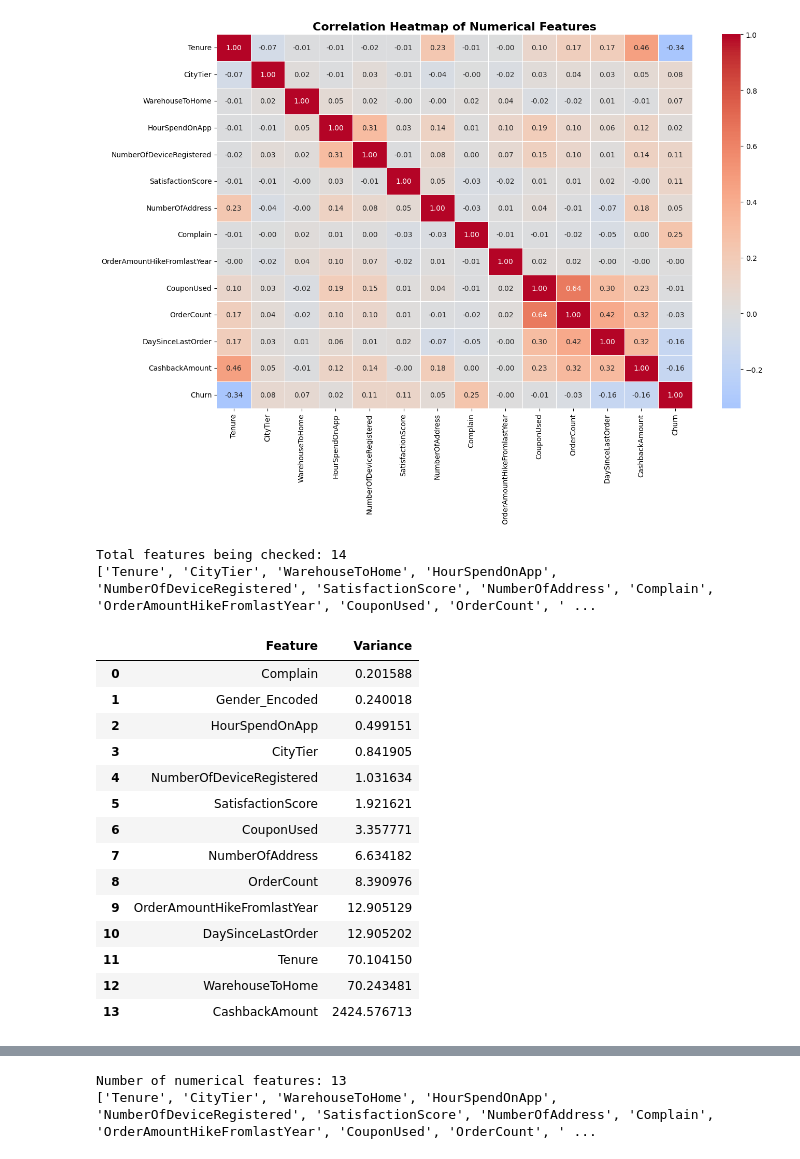
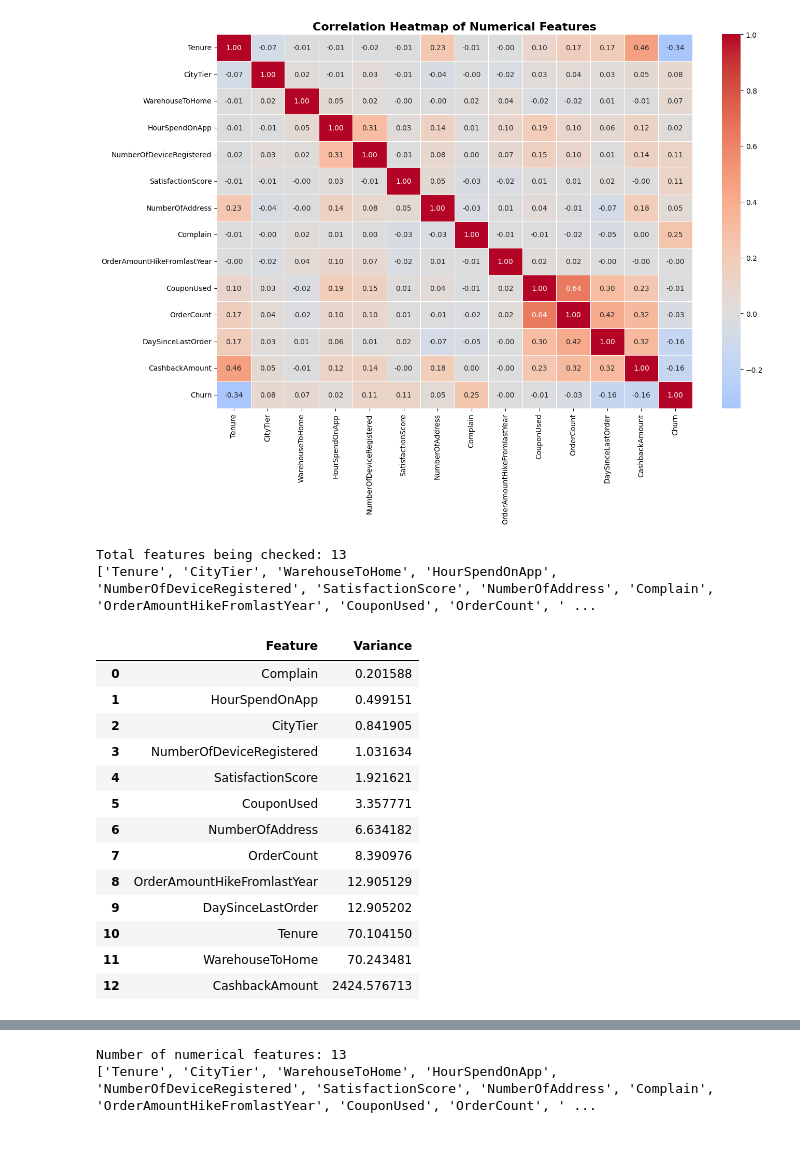
Before and after one commit to DrishtiNigam1928/CUSTOMER_CHURN, a Jupyter notebook: notebooks/main_analysis.ipynb, the cells around one changed output, grey strips where cells are left out. Saved outputs shown, nothing was run; the diff lists cells and outputs as text; code cells hidden in the pictures.

```diff
--- a/notebooks/main_analysis.ipynb
+++ b/notebooks/main_analysis.ipynb
@@ -1170,44 +1170,43 @@ plt.show()
 # %%
 # Task M1
 selected_features = [
     "Tenure", "CityTier", "WarehouseToHome", "HourSpendOnApp",
     "NumberOfDeviceRegistered", "SatisfactionScore", "NumberOfAddress",
     "Complain", "OrderAmountHikeFromlastYear", "CouponUsed",
-    "OrderCount", "DaySinceLastOrder", "CashbackAmount", "Gender_Encoded"
+    "OrderCount", "DaySinceLastOrder", "CashbackAmount"
 ]
 
 print("Total features being checked:", len(selected_features))
 print(selected_features)
 
 # --- Calculate variance for each selected feature ---
 variance_report = []
 
 for col in selected_features:
-    values = train_df[col].dropna().tolist()
+    values = df_cleaned[col].dropna().tolist()
     mean_val = calc_mean(values)
     var_val = calc_variance(values, mean_val)
     variance_report.append({"Feature": col, "Variance": var_val})
 
 variance_table = pd.DataFrame(variance_report).sort_values("Variance").reset_index(drop=True)
 variance_table
 # %% [output]
-Total features being checked: 14
+Total features being checked: 13
 ['Tenure', 'CityTier', 'WarehouseToHome', 'HourSpendOnApp', 'NumberOfDeviceRegistered', 'SatisfactionScore', 'NumberOfAddress', 'Complain', 'OrderAmountHikeFromlastYear', 'CouponUsed', 'OrderCount', ' ...
 |  | Feature | Variance |
 | 0 | Complain | 0.201588 |
-| 1 | Gender_Encoded | 0.240018 |
-| 2 | HourSpendOnApp | 0.499151 |
-| 3 | CityTier | 0.841905 |
-| 4 | NumberOfDeviceRegistered | 1.031634 |
-| 5 | SatisfactionScore | 1.921621 |
-| 6 | CouponUsed | 3.357771 |
-| 7 | NumberOfAddress | 6.634182 |
-| 8 | OrderCount | 8.390976 |
-| 9 | OrderAmountHikeFromlastYear | 12.905129 |
-| 10 | DaySinceLastOrder | 12.905202 |
-| 11 | Tenure | 70.104150 |
-| 12 | WarehouseToHome | 70.243481 |
-| 13 | CashbackAmount | 2424.576713 |
+| 1 | HourSpendOnApp | 0.499151 |
+| 2 | CityTier | 0.841905 |
+| 3 | NumberOfDeviceRegistered | 1.031634 |
+| 4 | SatisfactionScore | 1.921621 |
+| 5 | CouponUsed | 3.357771 |
+| 6 | NumberOfAddress | 6.634182 |
+| 7 | OrderCount | 8.390976 |
+| 8 | OrderAmountHikeFromlastYear | 12.905129 |
+| 9 | DaySinceLastOrder | 12.905202 |
+| 10 | Tenure | 70.104150 |
+| 11 | WarehouseToHome | 70.243481 |
+| 12 | CashbackAmount | 2424.576713 |
 # %%
 # --- Library verification ---
 from sklearn.feature_selection import VarianceThreshold
```
Also changed, not shown: parts of 6 cells of this notebook.
